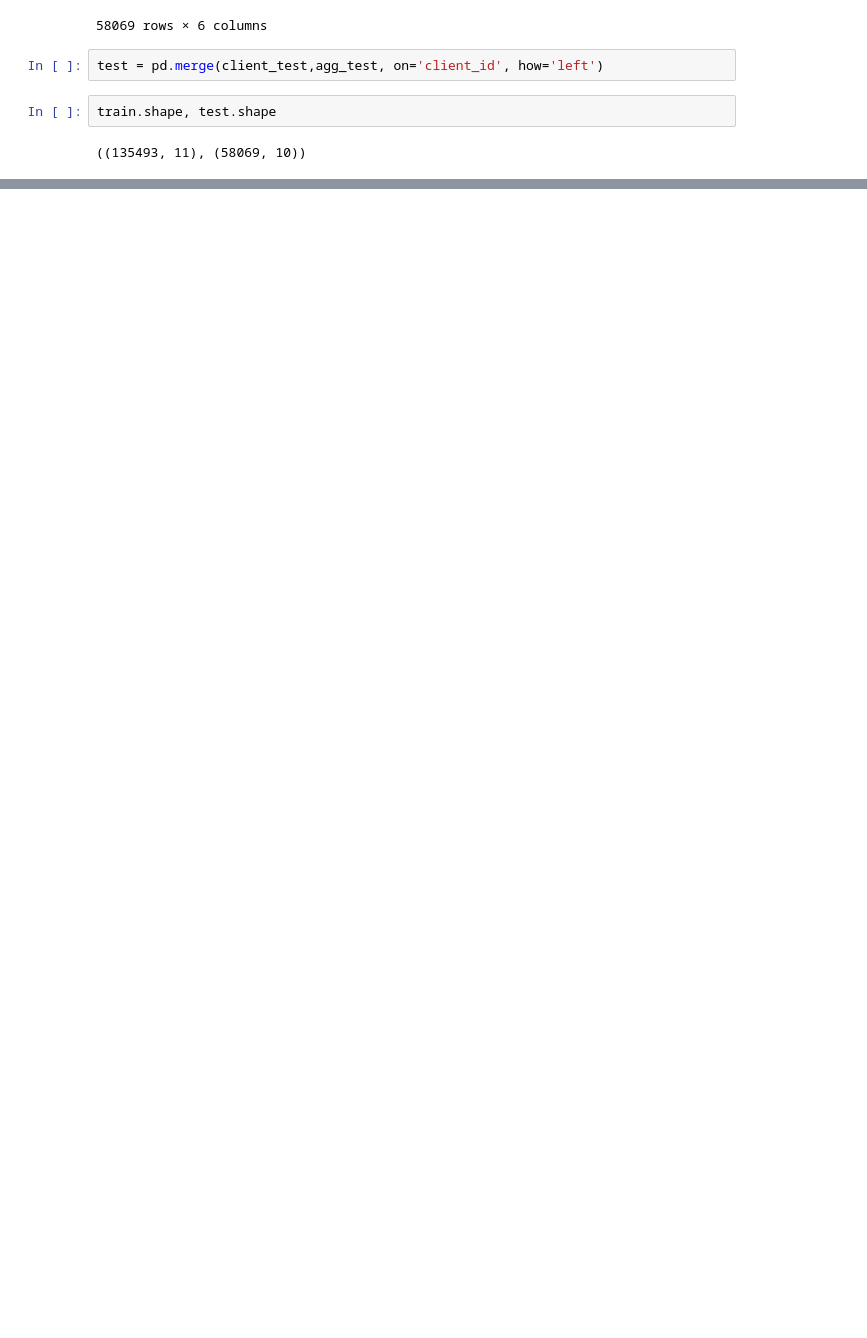
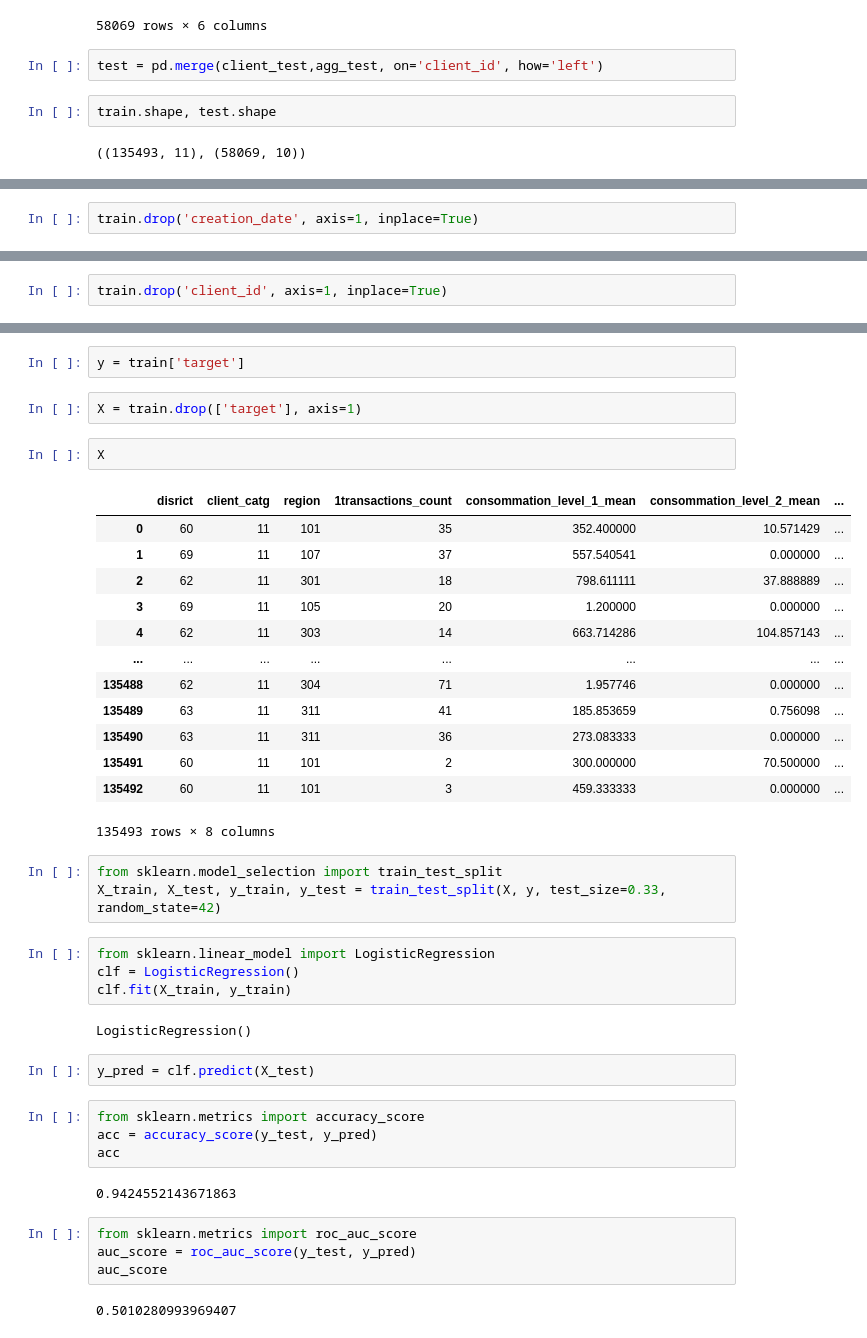
Before and after one commit to Chepngeno-langat/DS-projects, a Jupyter notebook: Fraud Detection in Electricity and Gas Consumption/Fraud Detection in Electricity and Gas Consumption.ipynb, the cells around one changed output, grey strips where cells are left out. Drawn from its saved outputs; the diff is of its cells as text; blank space fills up the shorter version.

Commit message:
roc auc score

```diff
--- a/Fraud Detection in Electricity and Gas Consumption/Fraud Detection in Electricity and Gas Consumption.ipynb
+++ b/Fraud Detection in Electricity and Gas Consumption/Fraud Detection in Electricity and Gas Consumption.ipynb
@@ -343,0 +427,2 @@ train.shape, test.shape
+# %%
+train.drop('creation_date', axis=1, inplace=True)
@@ -343,0 +437,2 @@ train.shape, test.shape
+# %%
+train.drop('client_id', axis=1, inplace=True)
@@ -343,0 +465,43 @@ train.shape, test.shape
+# %%
+y = train['target']
+# %%
+X = train.drop(['target'], axis=1)
+# %%
+X
+# %% [output]
+|  | disrict | client_catg | region | 1transactions_count | consommation_level_1_mean | consommation_level_2_mean | ... |
+| 0 | 60 | 11 | 101 | 35 | 352.400000 | 10.571429 | ... |
+| 1 | 69 | 11 | 107 | 37 | 557.540541 | 0.000000 | ... |
+| 2 | 62 | 11 | 301 | 18 | 798.611111 | 37.888889 | ... |
+| 3 | 69 | 11 | 105 | 20 | 1.200000 | 0.000000 | ... |
+| 4 | 62 | 11 | 303 | 14 | 663.714286 | 104.857143 | ... |
+| ... | ... | ... | ... | ... | ... | ... | ... |
+| 135488 | 62 | 11 | 304 | 71 | 1.957746 | 0.000000 | ... |
+| 135489 | 63 | 11 | 311 | 41 | 185.853659 | 0.756098 | ... |
+| 135490 | 63 | 11 | 311 | 36 | 273.083333 | 0.000000 | ... |
+| 135491 | 60 | 11 | 101 | 2 | 300.000000 | 70.500000 | ... |
+| 135492 | 60 | 11 | 101 | 3 | 459.333333 | 0.000000 | ... |
+135493 rows × 8 columns
+# %%
+from sklearn.model_selection import train_test_split
+X_train, X_test, y_train, y_test = train_test_split(X, y, test_size=0.33, random_state=42)
+# %%
+from sklearn.linear_model import LogisticRegression
+clf = LogisticRegression()
+clf.fit(X_train, y_train)
+# %% [output]
+LogisticRegression()
+# %%
+y_pred = clf.predict(X_test)
+# %%
+from sklearn.metrics import accuracy_score
+acc = accuracy_score(y_test, y_pred)
+acc
+# %% [output]
+0.9424552143671863
+# %%
+from sklearn.metrics import roc_auc_score
+auc_score = roc_auc_score(y_test, y_pred)
+auc_score
+# %% [output]
+0.5010280993969407
```
Also changed, not shown: parts of 13 cells of this notebook.
